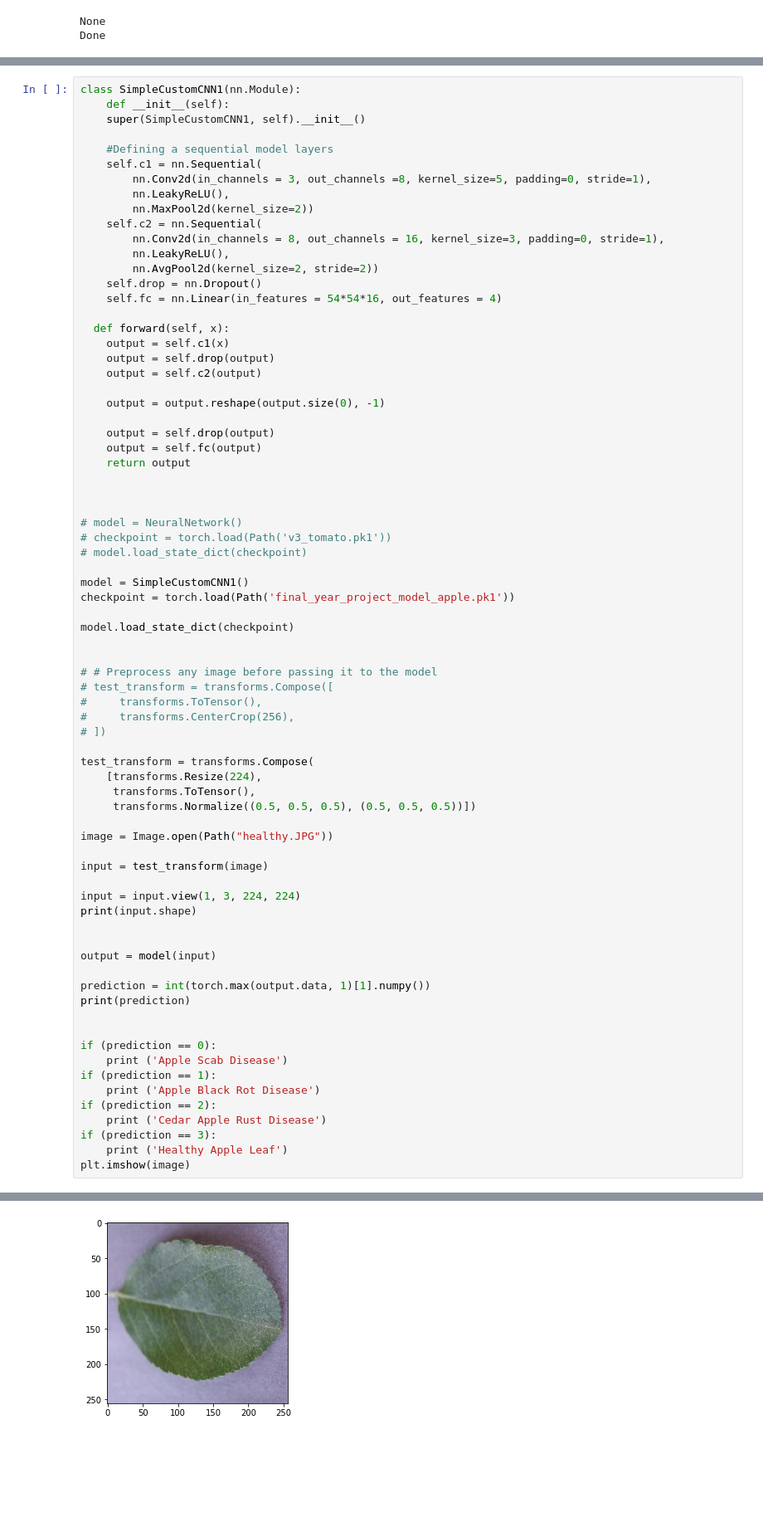
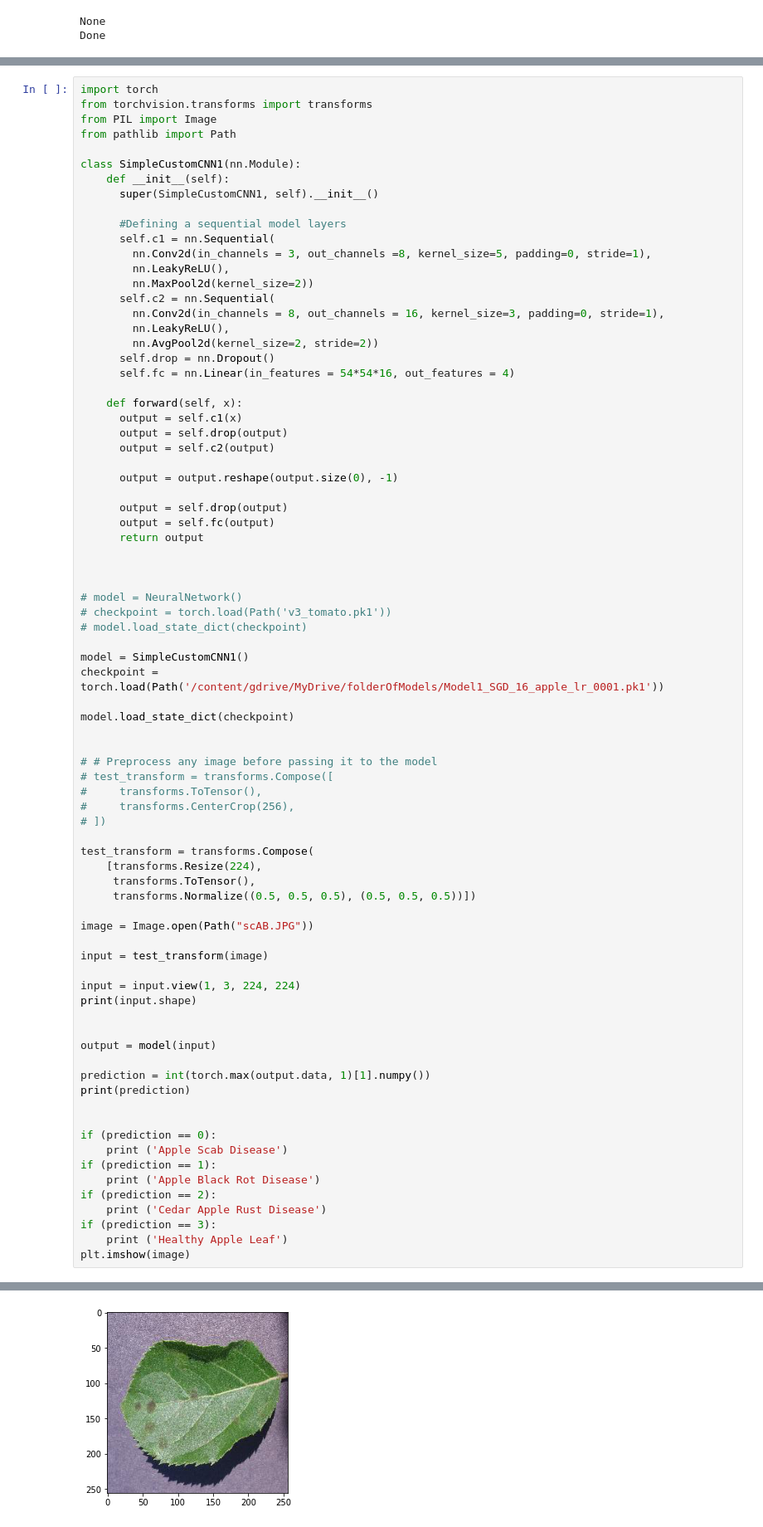
Before and after one commit to Manjuphoenix/ML_team_buzz, a Jupyter notebook: prediction.ipynb, the cells around one changed output, grey strips where cells are left out. Shown at 83% size. Cells and saved outputs as stored; diff of their text form; blank space fills up the shorter version.

```diff
--- a/prediction.ipynb
+++ b/prediction.ipynb
@@ -336,30 +430,35 @@ sns.heatmap(matrix_confusion, square=True, annot=True, cmap='Blues', fmt='d', cb
 # %%
+import torch
+from torchvision.transforms import transforms
+from PIL import Image
+from pathlib import Path
+
 class SimpleCustomCNN1(nn.Module):
     def __init__(self):
-    super(SimpleCustomCNN1, self).__init__()
+      super(SimpleCustomCNN1, self).__init__()
 
-    #Defining a sequential model layers
-    self.c1 = nn.Sequential(
+      #Defining a sequential model layers
+      self.c1 = nn.Sequential(
         nn.Conv2d(in_channels = 3, out_channels =8, kernel_size=5, padding=0, stride=1),
         nn.LeakyReLU(),
         nn.MaxPool2d(kernel_size=2))
-    self.c2 = nn.Sequential(
+      self.c2 = nn.Sequential(
         nn.Conv2d(in_channels = 8, out_channels = 16, kernel_size=3, padding=0, stride=1),
         nn.LeakyReLU(),
         nn.AvgPool2d(kernel_size=2, stride=2))
-    self.drop = nn.Dropout()
-    self.fc = nn.Linear(in_features = 54*54*16, out_features = 4)
+      self.drop = nn.Dropout()
+      self.fc = nn.Linear(in_features = 54*54*16, out_features = 4)
 
-  def forward(self, x):
-    output = self.c1(x)
-    output = self.drop(output)
-    output = self.c2(output)
+    def forward(self, x):
+      output = self.c1(x)
+      output = self.drop(output)
+      output = self.c2(output)
 
-    output = output.reshape(output.size(0), -1)
+      output = output.reshape(output.size(0), -1)
 
-    output = self.drop(output)
-    output = self.fc(output)
-    return output
+      output = self.drop(output)
+      output = self.fc(output)
+      return output
 
 
 
@@ -368,7 +467,7 @@ class SimpleCustomCNN1(nn.Module):
 # model.load_state_dict(checkpoint)
 
 model = SimpleCustomCNN1()
-checkpoint = torch.load(Path('final_year_project_model_apple.pk1'))
+checkpoint = torch.load(Path('/content/gdrive/MyDrive/folderOfModels/Model1_SGD_16_apple_lr_0001.pk1'))
 
 model.load_state_dict(checkpoint)
 
@@ -384,7 +483,7 @@ test_transform = transforms.Compose(
      transforms.ToTensor(),
      transforms.Normalize((0.5, 0.5, 0.5), (0.5, 0.5, 0.5))])
 
-image = Image.open(Path("healthy.JPG"))
+image = Image.open(Path("scAB.JPG"))
 
 input = test_transform(image)
 
@@ -414,2 +513,2 @@ Healthy Apple Leaf
 <matplotlib.image.AxesImage at 0x...>
-[figure, old version]
+[figure, new version]
```
Also changed, not shown: parts of 8 cells of this notebook.
